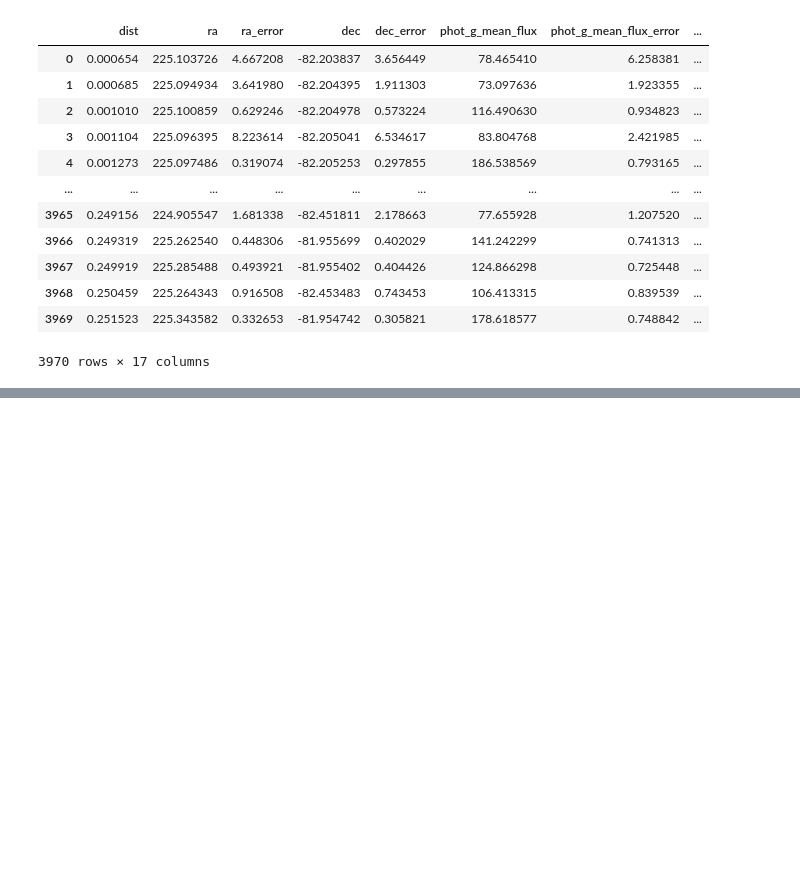
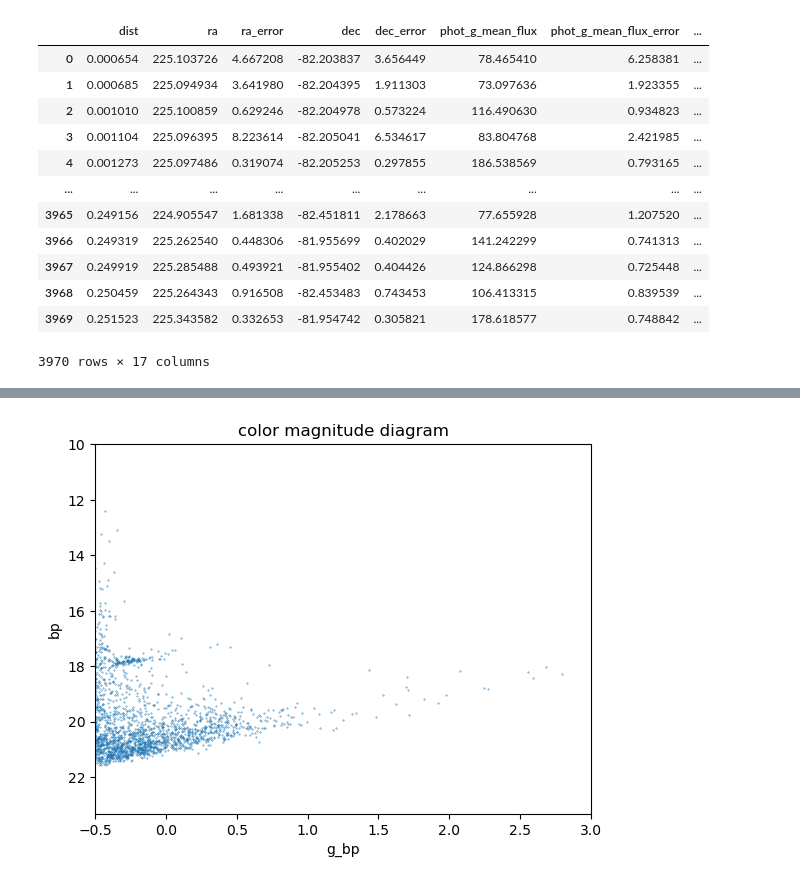
Before and after one commit to NikeVictor/IC4499_globular_cluster, a Jupyter notebook: GAIA_data_plots.ipynb, the cells around one changed output, grey strips where cells are left out. Cells and saved outputs as stored; diff of their text form; code cells hidden in the pictures; blank space fills up the shorter version.

```diff
--- a/GAIA_data_plots.ipynb
+++ b/GAIA_data_plots.ipynb
@@ -61,0 +93,17 @@ plt.show()
+# %%
+import matplotlib.pyplot as plt
+
+df['g_bp'] = selected_columns['phot_g_mean_mag'] - selected_columns['phot_bp_mean_mag']
+
+plt.scatter(df['g_bp'], selected_columns['phot_bp_mean_mag'], s=0.1)
+
+plt.xlabel('g_bp')
+plt.ylabel('bp')
+plt.title('color magnitude diagram')
+
+plt.gca().invert_yaxis()
+plt.xlim(-0.5, 3.0)
+plt.savefig("plot4")
+plt.show()
+# %% [output]
+[figure, added]
```
Also changed, not shown: parts of 6 cells of this notebook, 8 other files.
